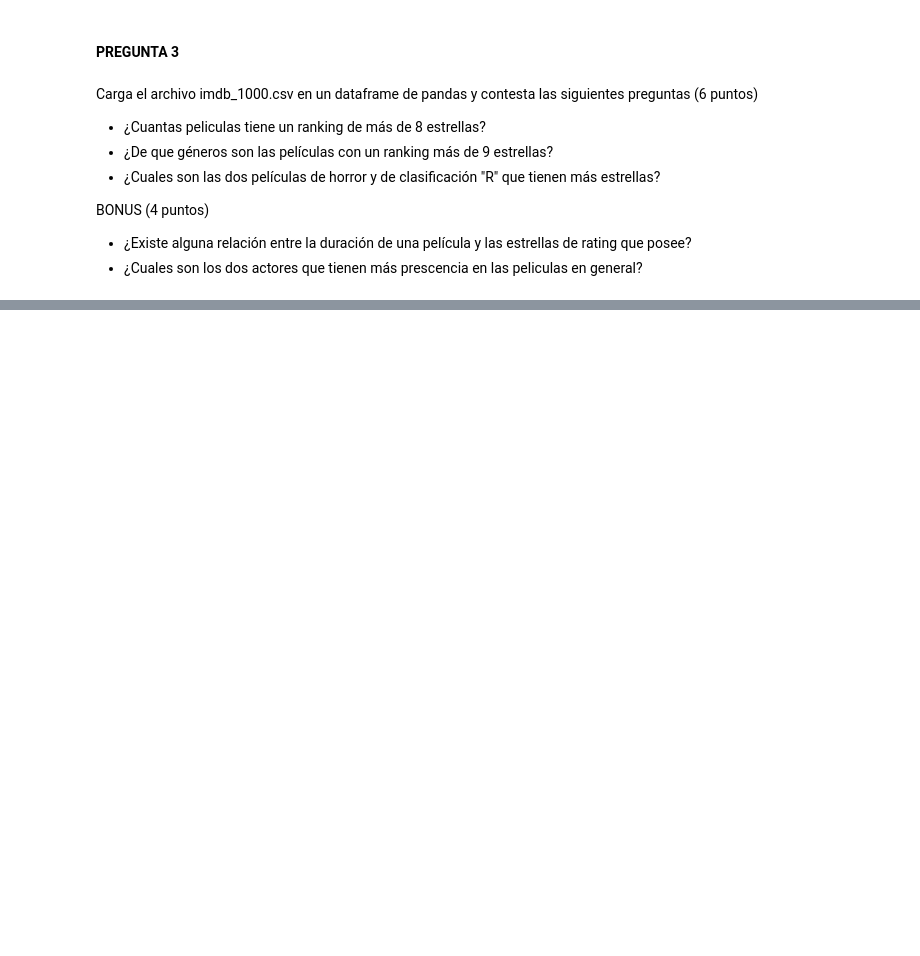
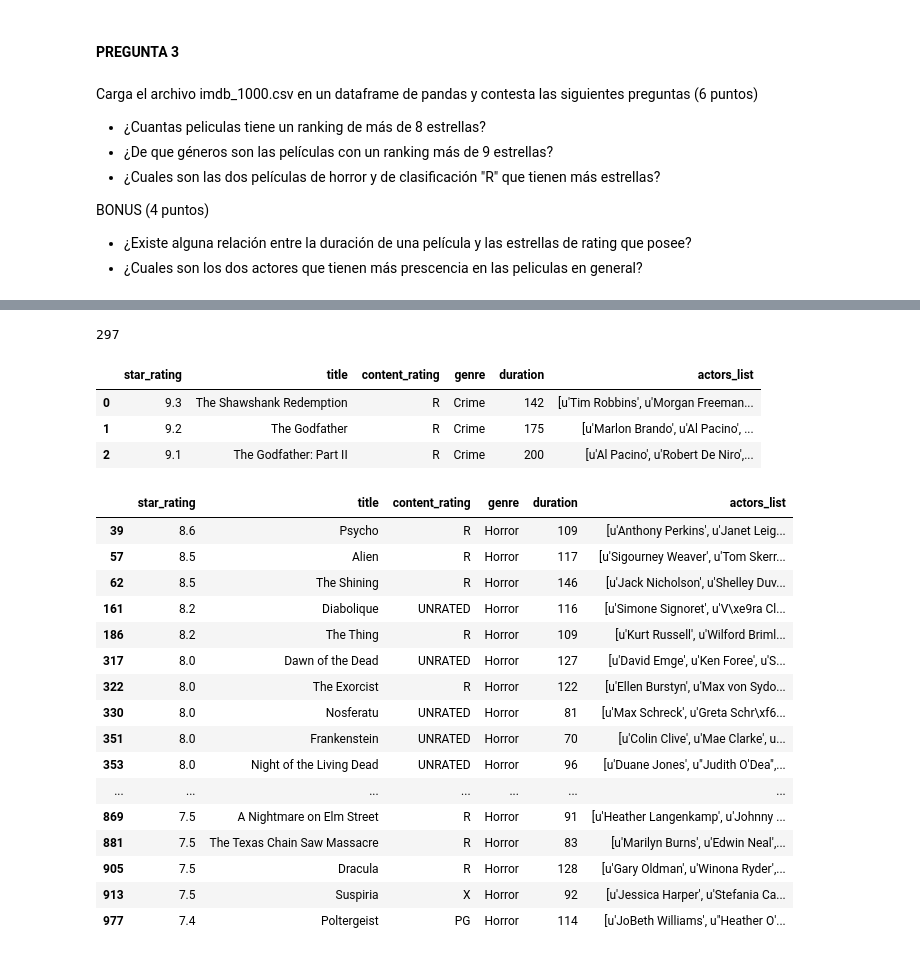
Before and after one commit to carlosgl87/aplicaciones_analiticas_isil, a Jupyter notebook: Examen Parcial/Examen_parcial.ipynb, the cells around one changed output, grey strips where cells are left out. Drawn from its saved outputs; the diff is of its cells as text; code cells hidden in the pictures; blank space fills up the shorter version.

```diff
--- a/Examen Parcial/Examen_parcial.ipynb
+++ b/Examen Parcial/Examen_parcial.ipynb
@@ -48,3 +129,5 @@ Carga el archivo imdb_1000.csv en un dataframe de pandas y contesta las siguient
 BONUS (4 puntos)
 - ¿Existe alguna relación entre la duración de una película y las estrellas de rating que posee?
 - ¿Cuales son los dos actores que tienen más prescencia en las peliculas en general?
+# %%
+df_imdb = pd.read_csv('D:\\cgamero\\ISIL\\aplicaciones_analiticas_isil\\Examen Parcial\\data\\imdb_1000.csv')
@@ -50,0 +163,31 @@ BONUS (4 puntos)
+# %%
+len(df_imdb[df_imdb['star_rating']>8])
+# %% [output]
+297
+# %%
+df_imdb[df_imdb['star_rating']>9]
+# %% [output]
+|  | star_rating | title | content_rating | genre | duration | actors_list |
+| 0 | 9.3 | The Shawshank Redemption | R | Crime | 142 | [u'Tim Robbins', u'Morgan Freeman... |
+| 1 | 9.2 | The Godfather | R | Crime | 175 | [u'Marlon Brando', u'Al Pacino', ... |
+| 2 | 9.1 | The Godfather: Part II | R | Crime | 200 | [u'Al Pacino', u'Robert De Niro',... |
+# %%
+df_imdb[df_imdb['genre']=='Horror'].sort_values(['star_rating'], ascending = [False])
+# %% [output]
+|  | star_rating | title | content_rating | genre | duration | actors_list |
+| 39 | 8.6 | Psycho | R | Horror | 109 | [u'Anthony Perkins', u'Janet Leig... |
+| 57 | 8.5 | Alien | R | Horror | 117 | [u'Sigourney Weaver', u'Tom Skerr... |
+| 62 | 8.5 | The Shining | R | Horror | 146 | [u'Jack Nicholson', u'Shelley Duv... |
+| 161 | 8.2 | Diabolique | UNRATED | Horror | 116 | [u'Simone Signoret', u'V\xe9ra Cl... |
+| 186 | 8.2 | The Thing | R | Horror | 109 | [u'Kurt Russell', u'Wilford Briml... |
+| 317 | 8.0 | Dawn of the Dead | UNRATED | Horror | 127 | [u'David Emge', u'Ken Foree', u'S... |
+| 322 | 8.0 | The Exorcist | R | Horror | 122 | [u'Ellen Burstyn', u'Max von Sydo... |
+| 330 | 8.0 | Nosferatu | UNRATED | Horror | 81 | [u'Max Schreck', u'Greta Schr\xf6... |
+| 351 | 8.0 | Frankenstein | UNRATED | Horror | 70 | [u'Colin Clive', u'Mae Clarke', u... |
+| 353 | 8.0 | Night of the Living Dead | UNRATED | Horror | 96 | [u'Duane Jones', u"Judith O'Dea",... |
+| ... | ... | ... | ... | ... | ... | ... |
+| 869 | 7.5 | A Nightmare on Elm Street | R | Horror | 91 | [u'Heather Langenkamp', u'Johnny ... |
+| 881 | 7.5 | The Texas Chain Saw Massacre | R | Horror | 83 | [u'Marilyn Burns', u'Edwin Neal',... |
+| 905 | 7.5 | Dracula | R | Horror | 128 | [u'Gary Oldman', u'Winona Ryder',... |
+| 913 | 7.5 | Suspiria | X | Horror | 92 | [u'Jessica Harper', u'Stefania Ca... |
+| 977 | 7.4 | Poltergeist | PG | Horror | 114 | [u'JoBeth Williams', u"Heather O'... |
```
Also changed, not shown: parts of 11 cells of this notebook, 1 other file.
